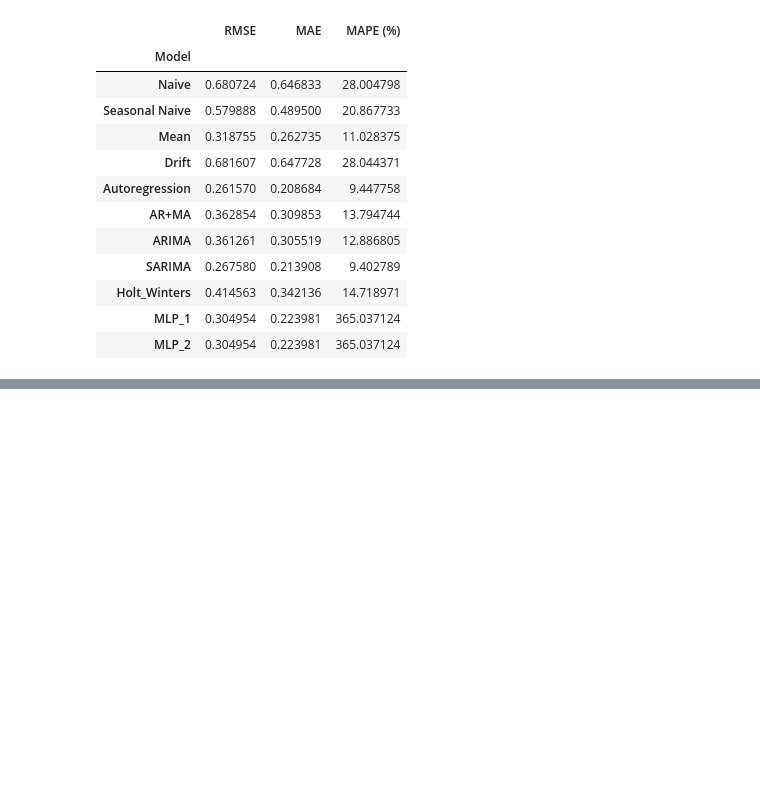
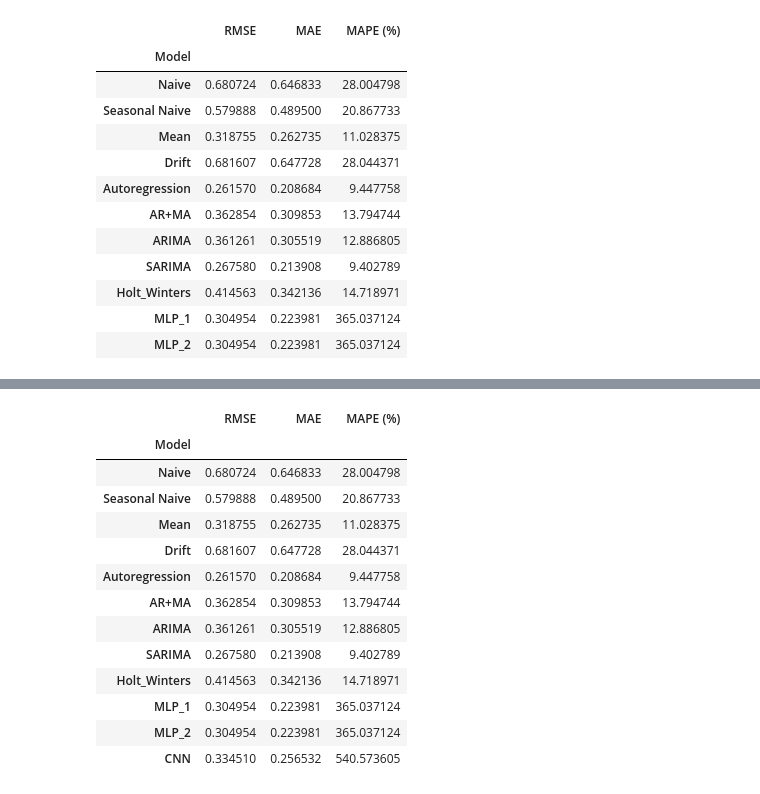
Before and after one commit to PataBasket/AppliedInformatics, a Jupyter notebook: YutaHirahata-07-04.ipynb, the cells around one changed output, grey strips where cells are left out. Cells and saved outputs as stored; diff of their text form; code cells hidden in the pictures; blank space fills up the shorter version.

Commit message:
CNN is done, but test data shows infinite MAPE, so I'm using validation data for now

```diff
--- a/YutaHirahata-07-04.ipynb
+++ b/YutaHirahata-07-04.ipynb
@@ -1899,0 +2055,26 @@ results
+# %%
+# Calculate metrics for the predictions
+metrics = calculate_metrics(y_val, y_val_pred)
+
+# Create a DataFrame to hold the calculated metrics
+metrics_df = pd.DataFrame([metrics], columns=['RMSE', 'MAE', 'MAPE (%)'])
+
+# Add the calculated metrics as a row to the results DataFrame
+results.loc['CNN'] = metrics_df.values[0]
+# %%
+results
+# %% [output]
+|  | RMSE | MAE | MAPE (%) |
+| Model |  |  |  |
+| Naive | 0.680724 | 0.646833 | 28.004798 |
+| Seasonal Naive | 0.579888 | 0.489500 | 20.867733 |
+| Mean | 0.318755 | 0.262735 | 11.028375 |
+| Drift | 0.681607 | 0.647728 | 28.044371 |
+| Autoregression | 0.261570 | 0.208684 | 9.447758 |
+| AR+MA | 0.362854 | 0.309853 | 13.794744 |
+| ARIMA | 0.361261 | 0.305519 | 12.886805 |
+| SARIMA | 0.267580 | 0.213908 | 9.402789 |
+| Holt_Winters | 0.414563 | 0.342136 | 14.718971 |
+| MLP_1 | 0.304954 | 0.223981 | 365.037124 |
+| MLP_2 | 0.304954 | 0.223981 | 365.037124 |
+| CNN | 0.334510 | 0.256532 | 540.573605 |
```
Also changed, not shown: parts of 2 cells of this notebook, 3 other files.
